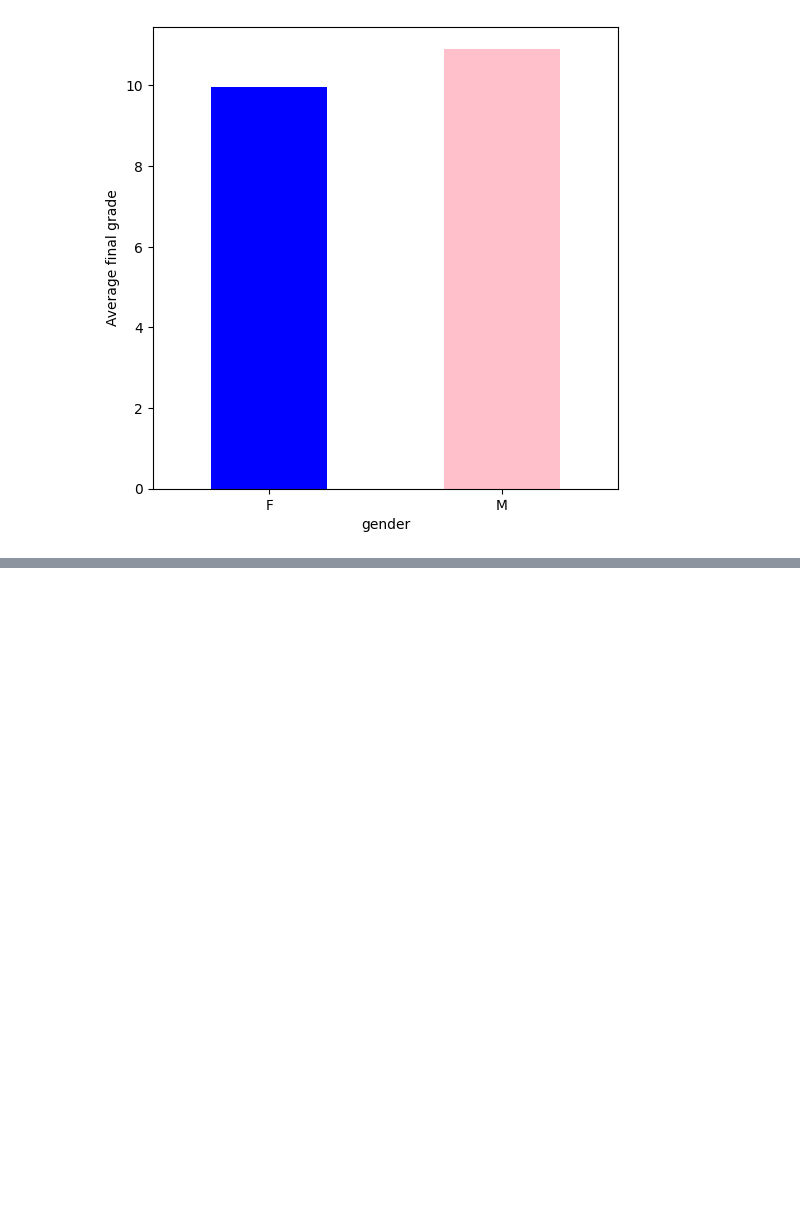
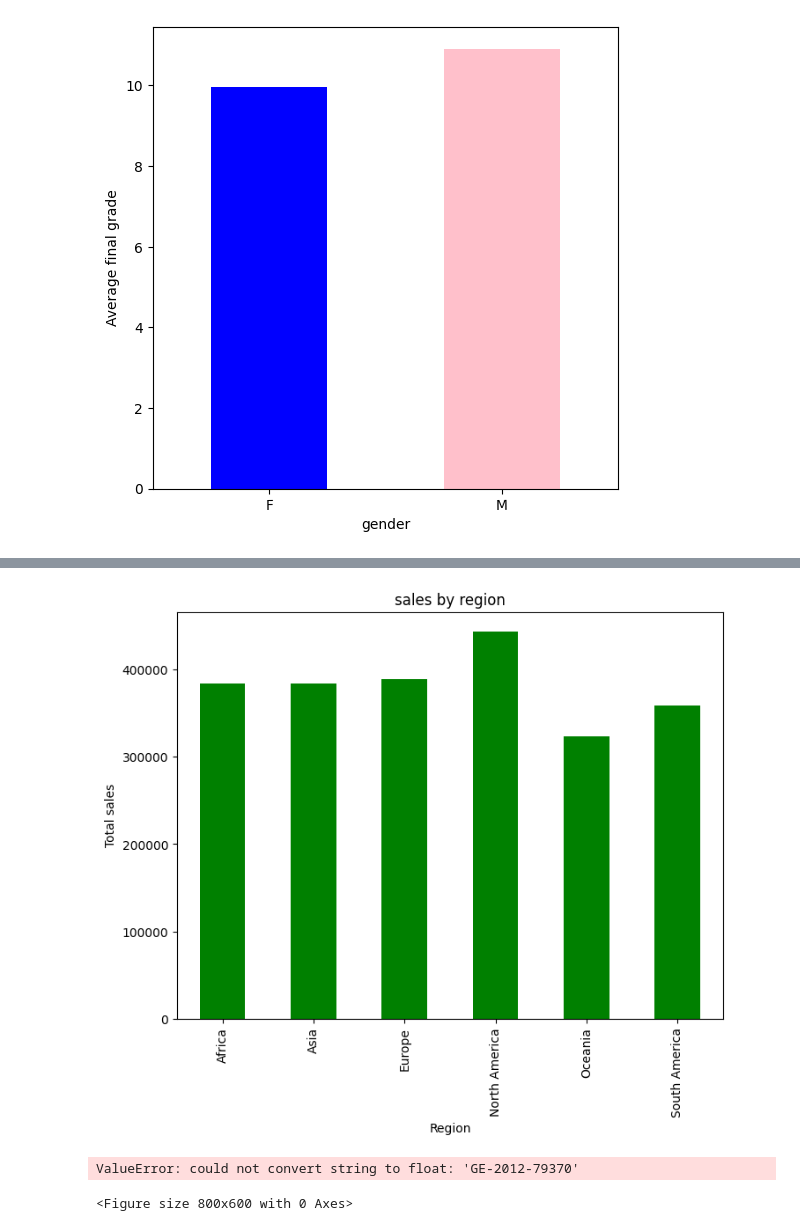
Before and after one commit to Pravallika-02-datascience/Internship, a Jupyter notebook: Mainflowintern.ipynb, the cells around one changed output, grey strips where cells are left out. Saved outputs shown, nothing was run; the diff lists cells and outputs as text; code cells hidden in the pictures; blank space fills up the shorter version.

```diff
--- a/Mainflowintern.ipynb
+++ b/Mainflowintern.ipynb
@@ -122,0 +304,19 @@ plt.show()
+# %%
+#sales distribution by region
+plt.figure(figsize=(8,6))
+region_sales=P.groupby('Region')['Sales'].sum()
+region_sales.plot(kind='bar',color='green')
+plt.title('sales by region')
+plt.ylabel('Total sales')
+plt.show()
+# %% [output]
+[figure, added]
+# %%
+#heatmap for correlations
+plt.figure(figsize=(8,6))
+sns.heatmap(P.corr(),annot=True,cmap='coolwarm')
+plt.title('Correaltion matrix')
+plt.show()
+# %% [output]
+ValueError: could not convert string to float: 'GE-2012-79370'
+<Figure size 800x600 with 0 Axes>
```
Also changed, not shown: parts of 19 cells of this notebook.
